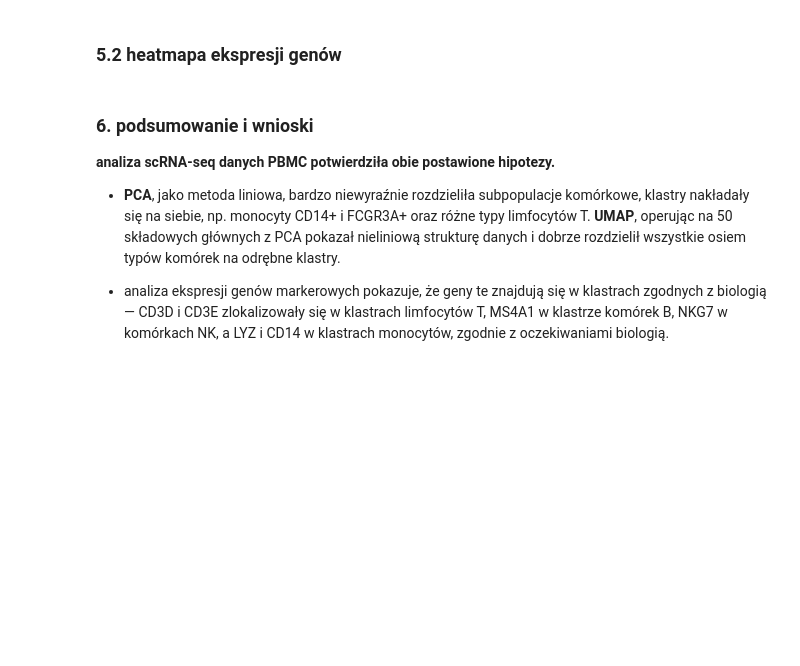
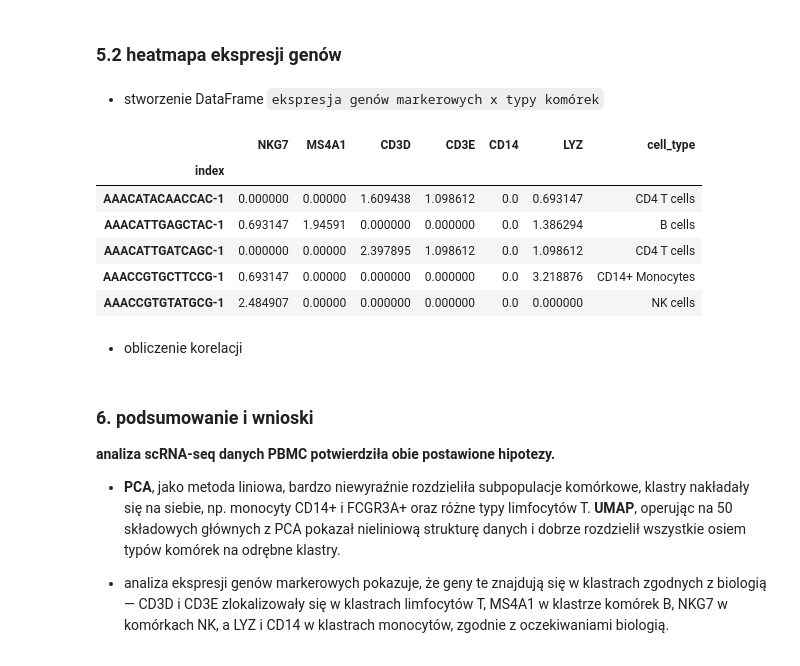
Before and after one commit to ligusoliwia/podstawy_programowania, a Jupyter notebook: SEM2/moduły_python/cwiczenia/p8/projekt_8.ipynb, the cells around one changed output. Cells and saved outputs as stored; diff of their text form; code cells hidden in the pictures; blank space fills up the shorter version.

```diff
--- a/SEM2/moduły_python/cwiczenia/p8/projekt_8.ipynb
+++ b/SEM2/moduły_python/cwiczenia/p8/projekt_8.ipynb
@@ -59,15 +59,10 @@ COLORS = {"CD4 T cells": "#f08298",
 ### 1. eksploracja danych
 - pobranie danych w wersji online i offline
 # %%
-try:
-    adata = sc.datasets.pbmc3k_processed()
-    cell_type = 'louvain'
-    print("pbmc3k_processed załadowane poprawnie :)")
-except Exception as e:
-    print(f'''pobieranie pbmc3k nie udało się ({type(e).__name__}).
-          pbmc68k_reduced w użyciu.''')
-    adata = sc.datasets.pbmc68k_reduced()
-    cell_type = 'bulk_labels'
+
+adata = sc.datasets.pbmc3k_processed()
+cell_type = 'louvain'
+print("pbmc3k_processed załadowane poprawnie :)")
 
 print("kształt:", adata.shape)
 # %% [output]
@@ -407,7 +468,7 @@ geny markerowe to geny których ekspresja jest specyficzna w określonych typach
 # %% [markdown]
 - wybór znanych genów markerowych
 # %%
-genes = ["NKG7", "MS4A1", "CD3D", "CD3E", "CD14", "LYZ"]
+markers = ["NKG7", "MS4A1", "CD3D", "CD3E", "CD14", "LYZ"]
 # %% [markdown]
 ### 5.1 UMAP dla wybranych genów
 # %%
@@ -456,2 +513,25 @@ fig.show()
 # %% [markdown]
 ### 5.2 heatmapa ekspresji genów
+# %% [markdown]
+- stworzenie DataFrame `ekspresja genów markerowych x typy komórek`
+# %%
+raw_data = adata.raw[:, markers].X
+
+if hasattr(raw_data, "toarray"):
+    exp_matrix = raw_data.toarray()
+else:
+    exp_matrix = np.array(raw_data)
+
+df_genes = pd.DataFrame(data=exp_matrix, columns=markers, index=adata.obs_names)
+df_genes["cell_type"] = adata.obs["louvain"].values
+df_genes.head()
+# %% [output]
+|  | NKG7 | MS4A1 | CD3D | CD3E | CD14 | LYZ | cell_type |
+| index |  |  |  |  |  |  |  |
+| AAACATACAACCAC-1 | 0.000000 | 0.00000 | 1.609438 | 1.098612 | 0.0 | 0.693147 | CD4 T cells |
+| AAACATTGAGCTAC-1 | 0.693147 | 1.94591 | 0.000000 | 0.000000 | 0.0 | 1.386294 | B cells |
+| AAACATTGATCAGC-1 | 0.000000 | 0.00000 | 2.397895 | 1.098612 | 0.0 | 1.098612 | CD4 T cells |
+| AAACCGTGCTTCCG-1 | 0.693147 | 0.00000 | 0.000000 | 0.000000 | 0.0 | 3.218876 | CD14+ Monocytes |
+| AAACCGTGTATGCG-1 | 2.484907 | 0.00000 | 0.000000 | 0.000000 | 0.0 | 0.000000 | NK cells |
+# %% [markdown]
+- obliczenie korelacji
```
Also changed, not shown: parts of 8 cells of this notebook, 49 other files.
